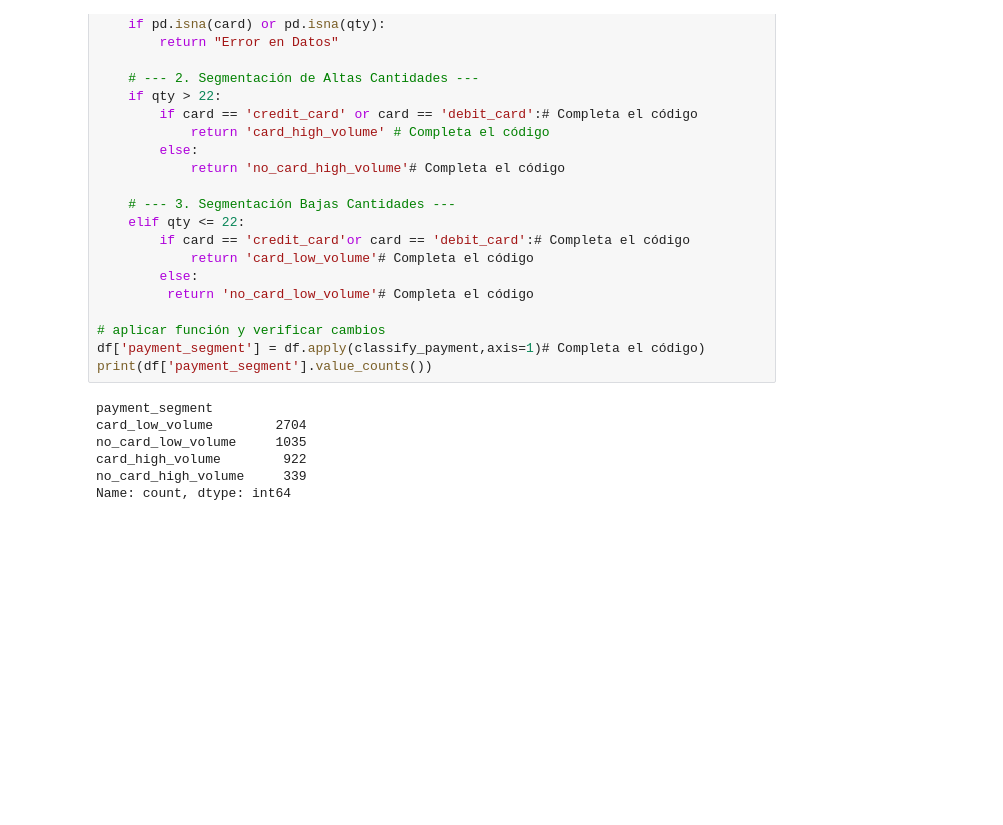
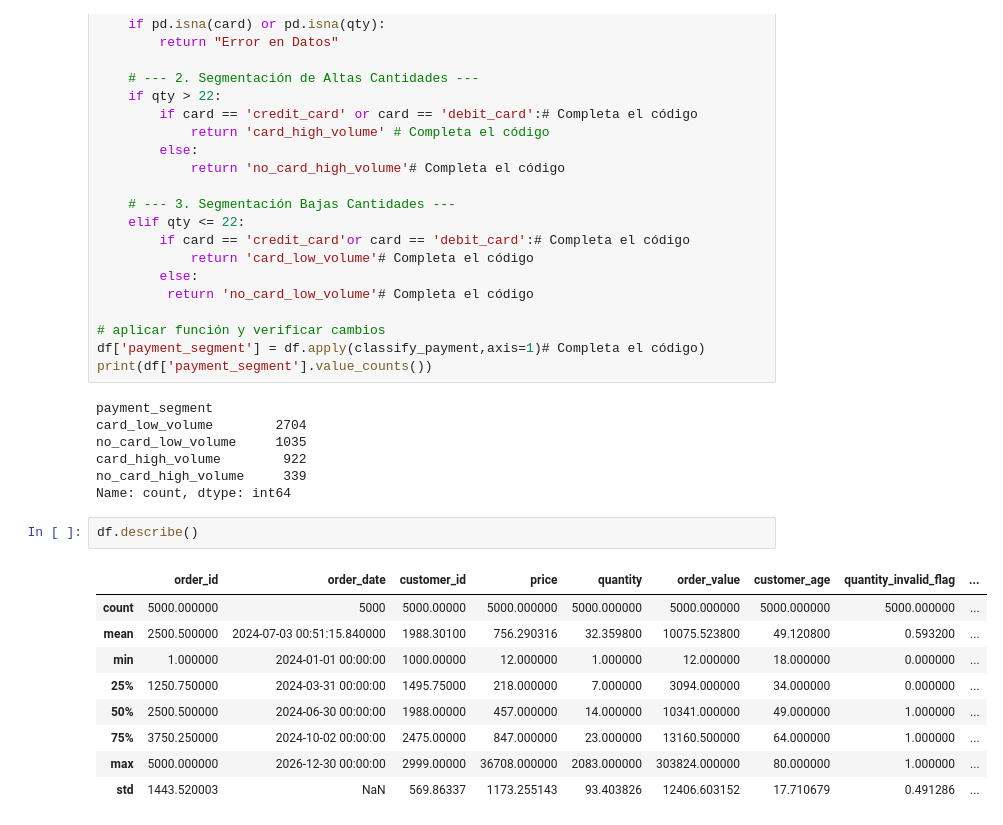
Before and after one commit to germanricardovilla-collab/everpeak-analysis, a Jupyter notebook: everpeak_analysis.ipynb, the cells around one changed output. Saved outputs shown, nothing was run; the diff lists cells and outputs as text; blank space fills up the shorter version.

Commit message:
feat: add describe para ver el df actualizado  con los cambios realizados en los ejercicios

```diff
--- a/everpeak_analysis.ipynb
+++ b/everpeak_analysis.ipynb
@@ -1061,3 +1061,15 @@ no_card_low_volume     1035
 card_high_volume        922
 no_card_high_volume     339
 Name: count, dtype: int64
+# %%
+df.describe()
+# %% [output]
+|  | order_id | order_date | customer_id | price | quantity | order_value | customer_age | quantity_invalid_flag | ... |
+| count | 5000.000000 | 5000 | 5000.00000 | 5000.000000 | 5000.000000 | 5000.000000 | 5000.000000 | 5000.000000 | ... |
+| mean | 2500.500000 | 2024-07-03 00:51:15.840000 | 1988.30100 | 756.290316 | 32.359800 | 10075.523800 | 49.120800 | 0.593200 | ... |
+| min | 1.000000 | 2024-01-01 00:00:00 | 1000.00000 | 12.000000 | 1.000000 | 12.000000 | 18.000000 | 0.000000 | ... |
+| 25% | 1250.750000 | 2024-03-31 00:00:00 | 1495.75000 | 218.000000 | 7.000000 | 3094.000000 | 34.000000 | 0.000000 | ... |
+| 50% | 2500.500000 | 2024-06-30 00:00:00 | 1988.00000 | 457.000000 | 14.000000 | 10341.000000 | 49.000000 | 1.000000 | ... |
+| 75% | 3750.250000 | 2024-10-02 00:00:00 | 2475.00000 | 847.000000 | 23.000000 | 13160.500000 | 64.000000 | 1.000000 | ... |
+| max | 5000.000000 | 2026-12-30 00:00:00 | 2999.00000 | 36708.000000 | 2083.000000 | 303824.000000 | 80.000000 | 1.000000 | ... |
+| std | 1443.520003 | NaN | 569.86337 | 1173.255143 | 93.403826 | 12406.603152 | 17.710679 | 0.491286 | ... |
```
